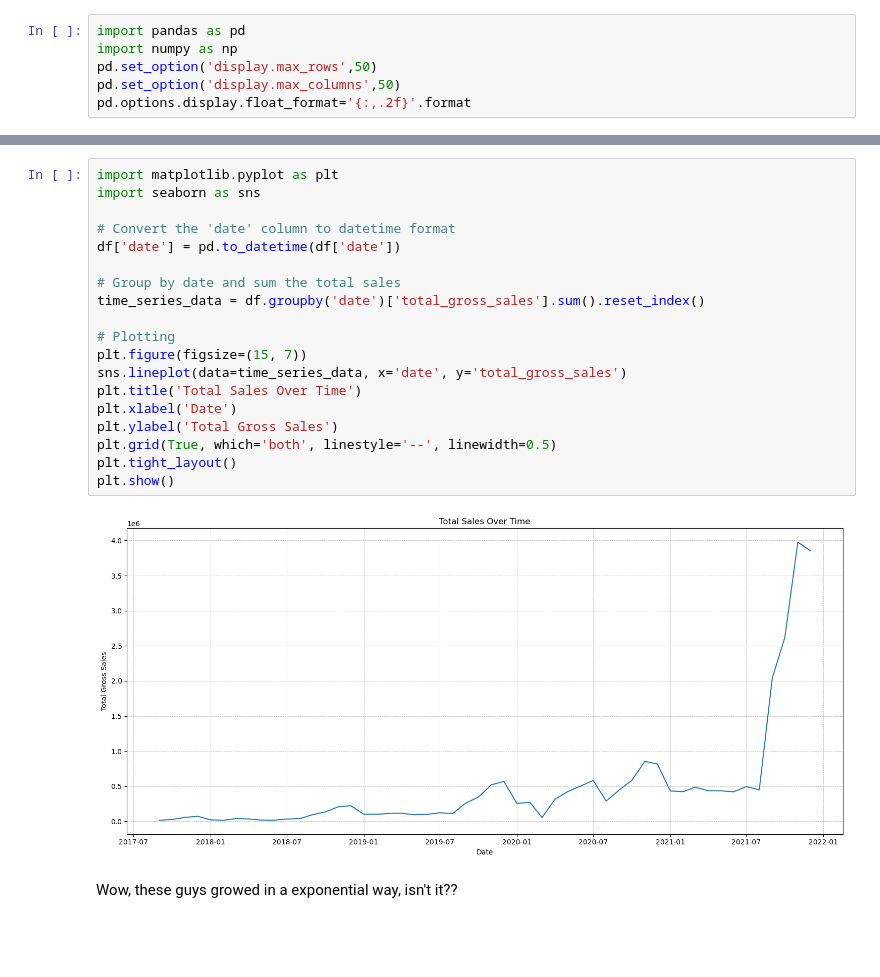
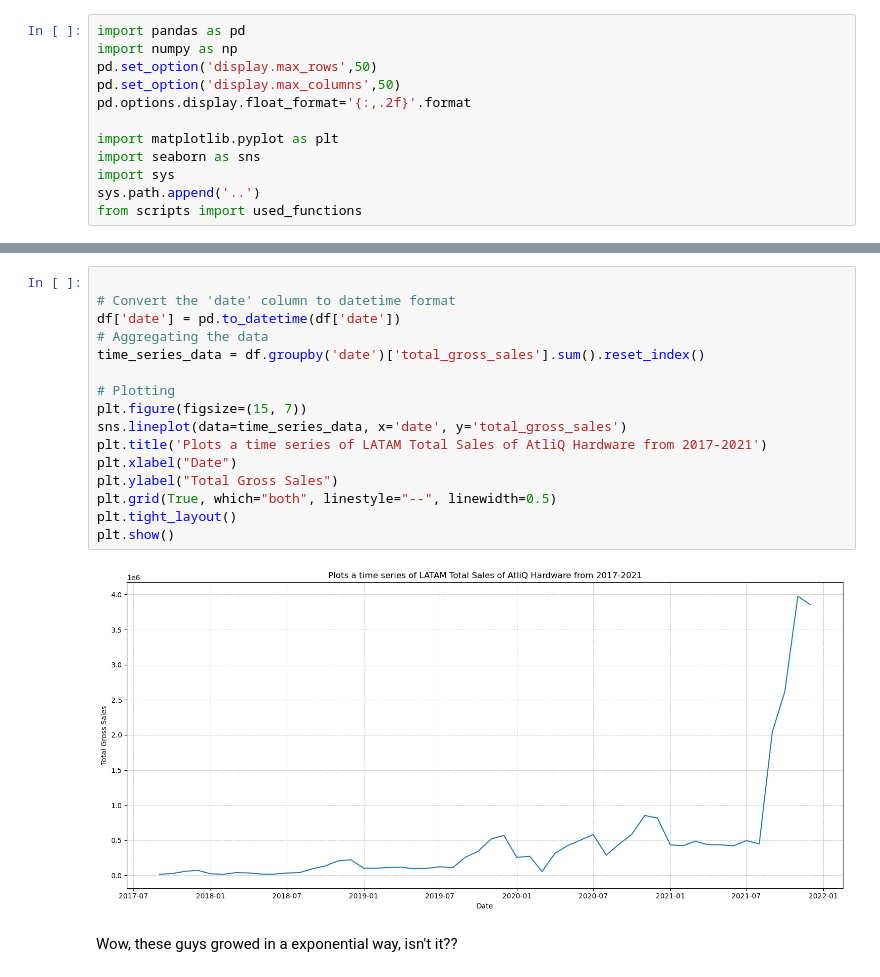
Before and after one commit to Daniboycg/Atliq_Database_Time-Series, a Jupyter notebook: src/notebooks/1_Atliq_sales_LATAM.ipynb, the cells around one changed output, grey strips where cells are left out. Cells and saved outputs as stored; diff of their text form; blank space fills up the shorter version.

```diff
--- a/src/notebooks/1.Atliq_sales_LATAM.ipynb
+++ b/src/notebooks/1_Atliq_sales_LATAM.ipynb
@@ -4,6 +4,12 @@ import numpy as np
 pd.set_option('display.max_rows',50)
 pd.set_option('display.max_columns',50)
 pd.options.display.float_format='{:,.2f}'.format
+
+import matplotlib.pyplot as plt
+import seaborn as sns
+import sys
+sys.path.append('..')
+from scripts import used_functions
 # %%
 df = pd.read_pickle("../../data/interim/AtliQ_sales_LATAM.pkl")
 df.head()
@@ -37,26 +43,23 @@ Data columns (total 12 columns):
 dtypes: float64(1), int64(1), object(10)
 memory usage: 3.6+ MB
 # %%
-import matplotlib.pyplot as plt
-import seaborn as sns
 
 # Convert the 'date' column to datetime format
 df['date'] = pd.to_datetime(df['date'])
-
-# Group by date and sum the total sales
+# Aggregating the data
 time_series_data = df.groupby('date')['total_gross_sales'].sum().reset_index()
 
 # Plotting
 plt.figure(figsize=(15, 7))
 sns.lineplot(data=time_series_data, x='date', y='total_gross_sales')
-plt.title('Total Sales Over Time')
-plt.xlabel('Date')
-plt.ylabel('Total Gross Sales')
-plt.grid(True, which='both', linestyle='--', linewidth=0.5)
+plt.title('Plots a time series of LATAM Total Sales of AtliQ Hardware from 2017-2021')
+plt.xlabel("Date")
+plt.ylabel("Total Gross Sales")
+plt.grid(True, which="both", linestyle="--", linewidth=0.5)
 plt.tight_layout()
 plt.show()
 # %% [output]
-[figure, old version]
+[figure, new version]
 # %% [markdown]
 Wow, these guys growed in a exponential way, isn't it??
 # %% [markdown]
```
Also changed, not shown: 2 other files.
